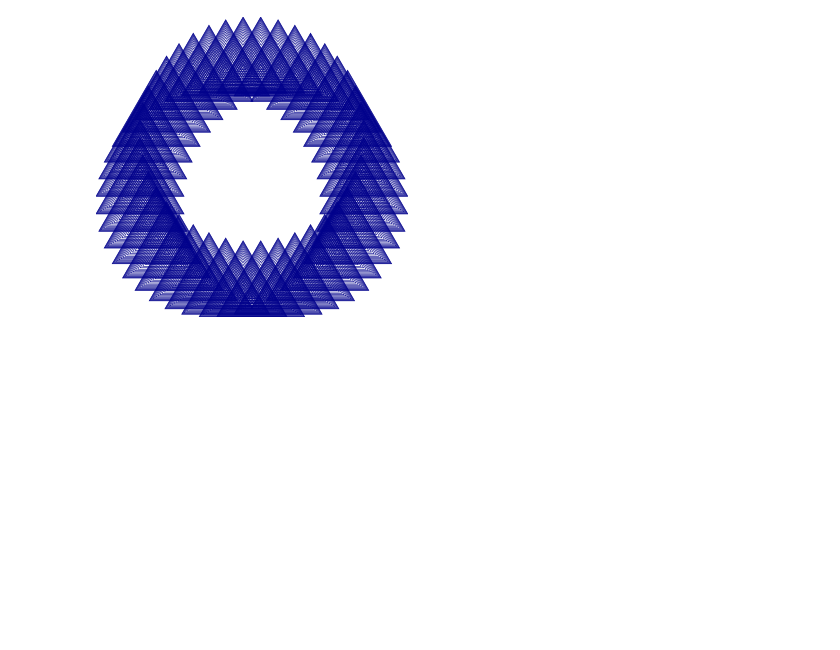
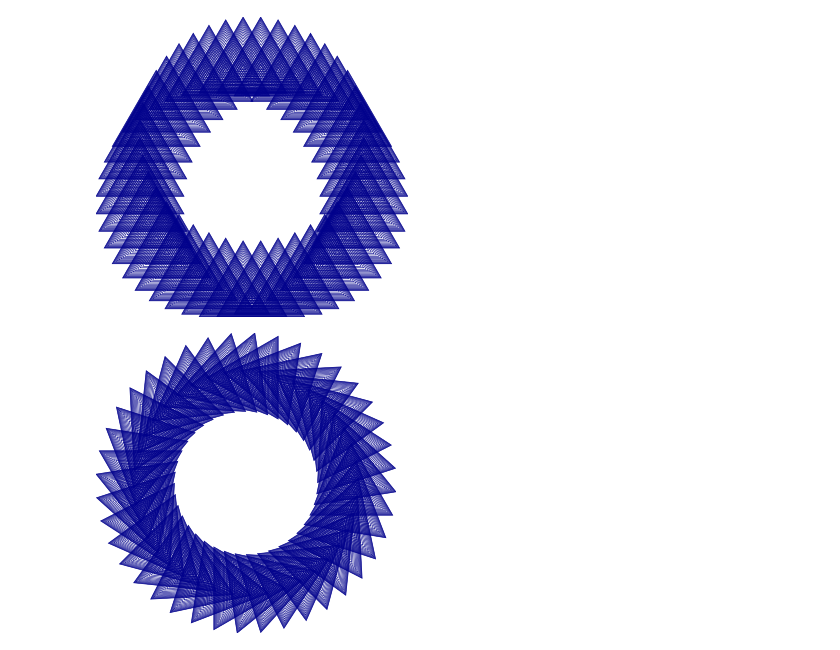
Before and after one commit to alech/generative-gif-circles, a Jupyter notebook: Diagram Experiments 20180921.ipynb, the cells around one changed output. Cells and saved outputs as stored; diff of their text form; code cells hidden in the pictures; blank space fills up the shorter version.

```diff
--- a/Diagram Experiments 20180921.ipynb
+++ b/Diagram Experiments 20180921.ipynb
@@ -49,3 +56,11 @@ renderSVG "./many.svg" dimensions many
 diagram many
 # %% [output]
 [figure]
+# %%
+import Data.Function
+-- & from Data.Function (base) is the same as #
+many2 = atPoints (trailVertices $ regPoly 40 4) $ map (\i -> myTriangle & rotate (i*9 @@ deg)) [0..39]
+renderSVG "./many2.svg" dimensions many2
+diagram many2
+# %% [output]
+[figure, added]
```
Also changed, not shown: parts of 4 cells of this notebook, 6 other files.
